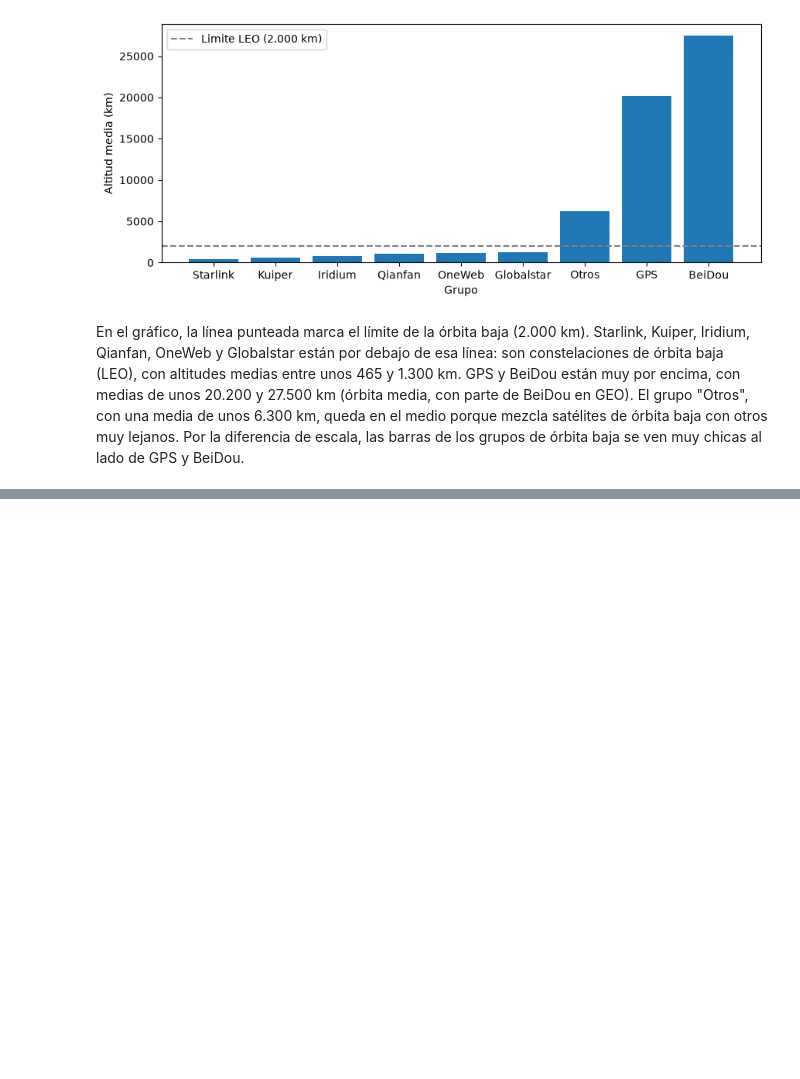
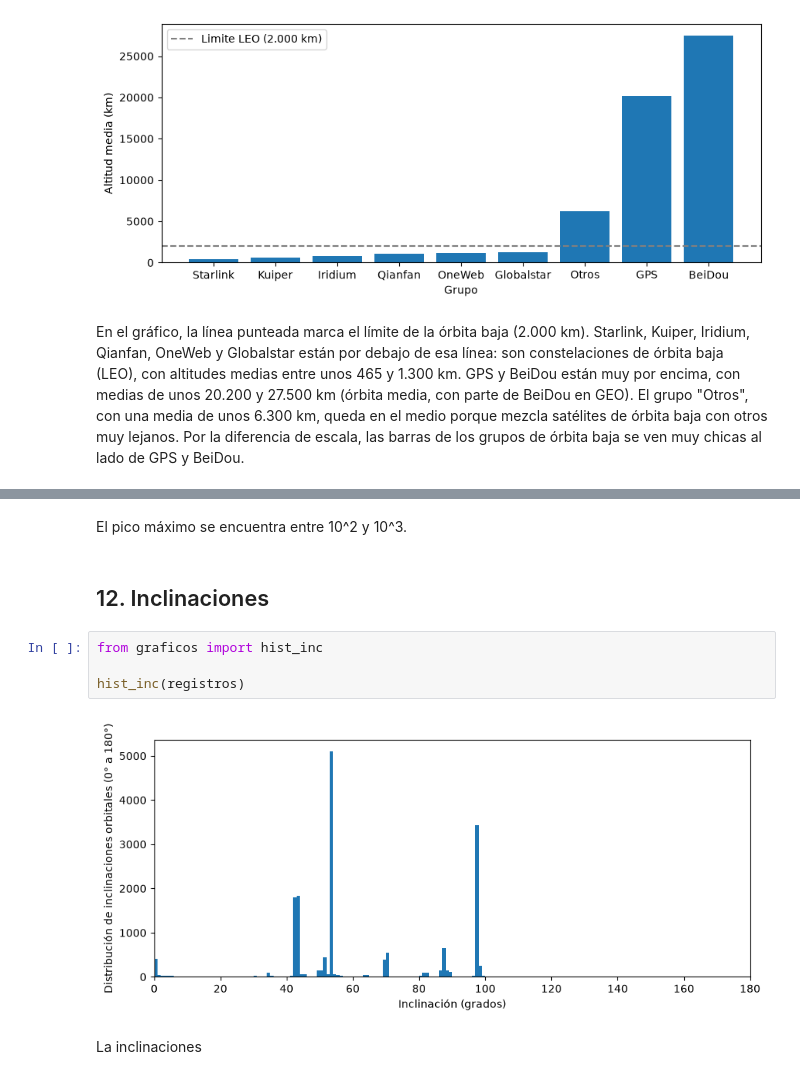
Before and after one commit to joadi2007/Proyecto_satelite_BAN_JD, a Jupyter notebook: informe.ipynb, the cells around one changed output, grey strips where cells are left out. Cells and saved outputs as stored; diff of their text form; blank space fills up the shorter version.

```diff
--- a/informe.ipynb
+++ b/informe.ipynb
@@ -243,0 +267,12 @@ En el gráfico, la línea punteada marca el límite de la órbita baja (2.000 km
+# %% [markdown]
+El pico máximo se encuentra entre 10^2 y 10^3.
+# %% [markdown]
+## 12. Inclinaciones
+# %%
+from graficos import hist_inc
+
+hist_inc(registros)
+# %% [output]
+[figure, added]
+# %% [markdown]
+La inclinaciones
```
Also changed, not shown: parts of 13 cells of this notebook, 1 other file.
